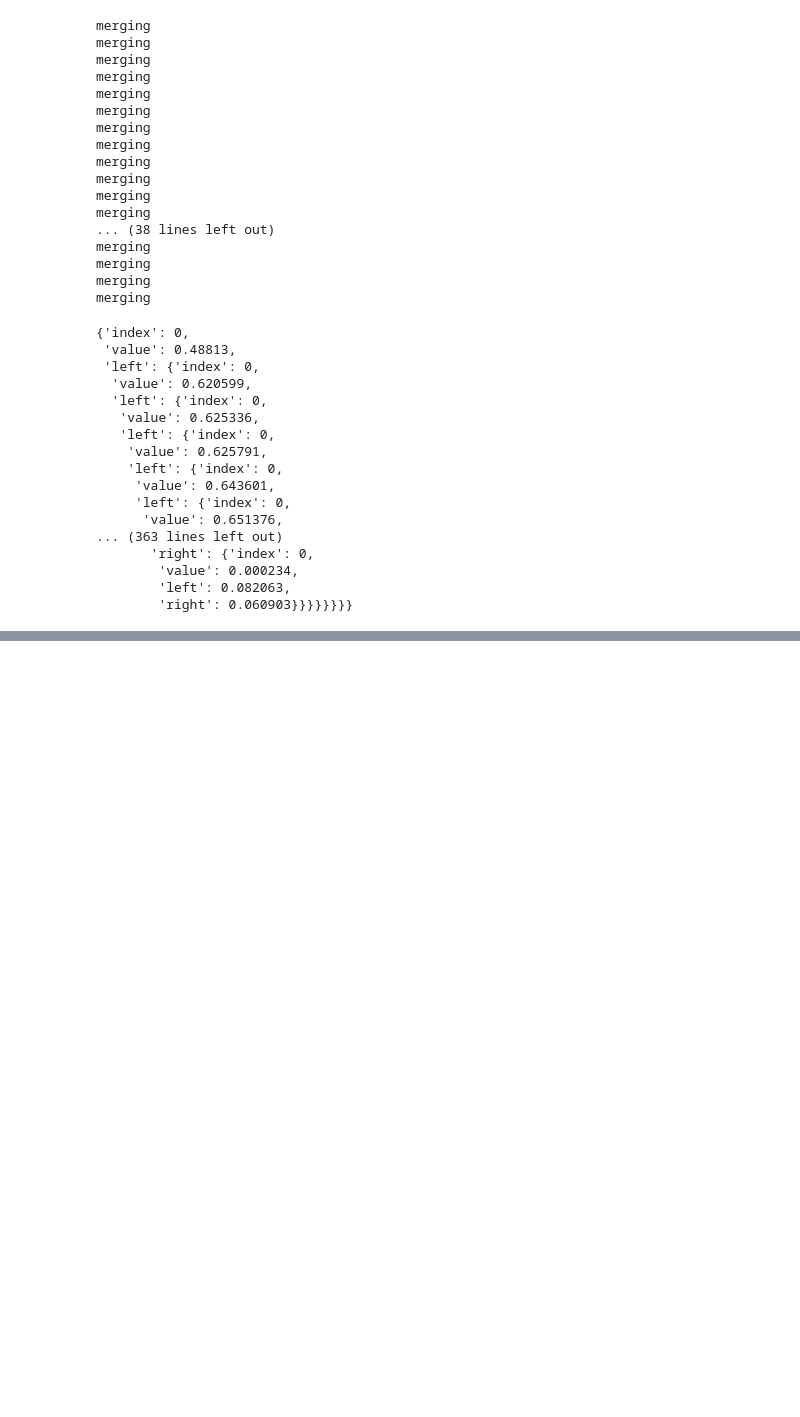
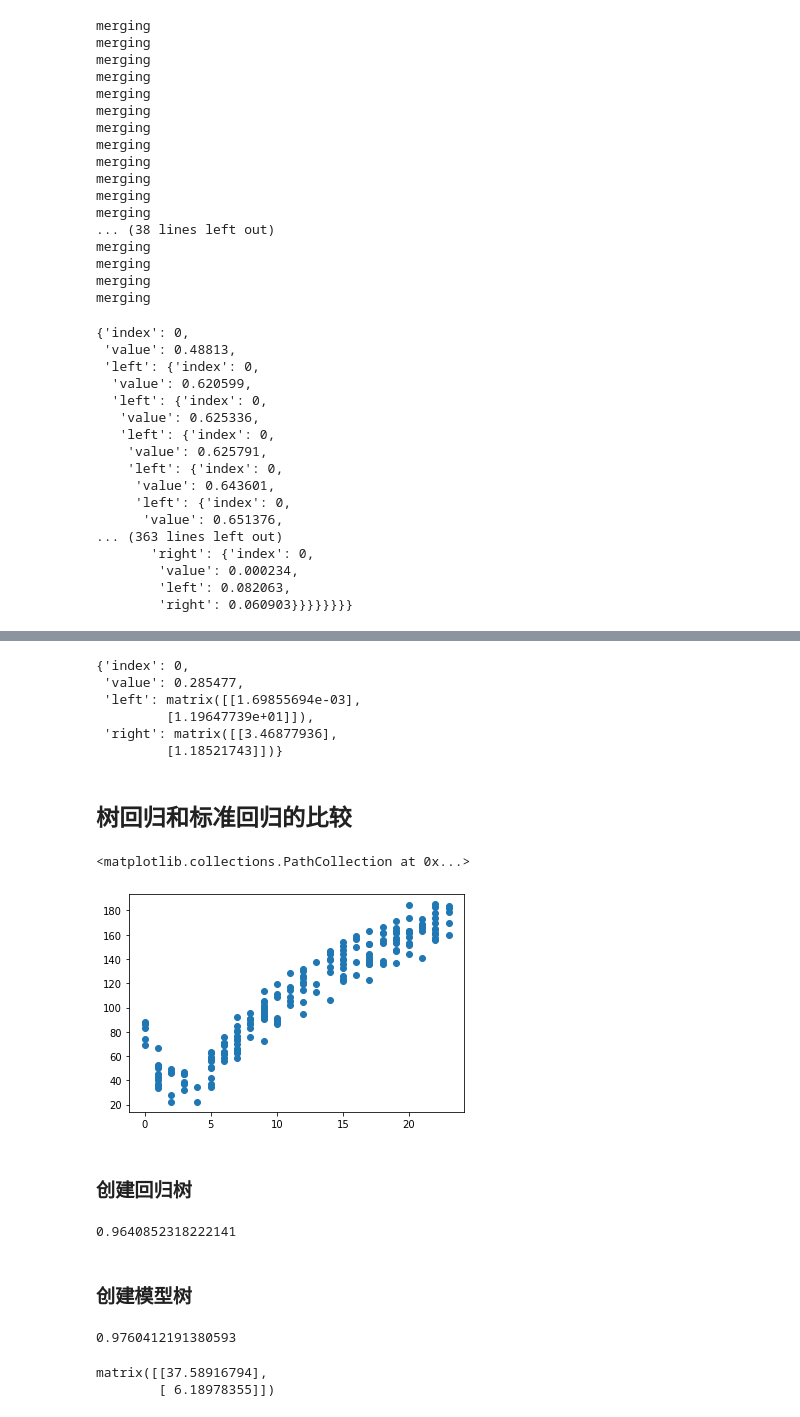
Before and after one commit to Dream-Fu/ML_In_Action, a Jupyter notebook: CART/CART.ipynb, the cells around one changed output, grey strips where cells are left out. Drawn from its saved outputs; the diff is of its cells as text; code cells hidden in the pictures; blank space fills up the shorter version.

```diff
--- a/CART/CART.ipynb
+++ b/CART/CART.ipynb
@@ -267,0 +280,11 @@ def modelErr(dataSet):
+# %%
+create_tree(mymat2, model_leaf, model_err, (1,10))
+# %% [output]
+{'index': 0,
+ 'value': 0.285477,
+ 'left': matrix([[1.69855694e-03],
+         [1.19647739e+01]]),
+ 'right': matrix([[3.46877936],
+         [1.18521743]])}
+# %% [markdown]
+## 树回归和标准回归的比较
@@ -267,0 +324,32 @@ def modelErr(dataSet):
+# %%
+train_mat = np.mat(load_data('bikeSpeedVsIq_train.txt'))
+test_mat = np.mat(load_data('bikeSpeedVsIq_test.txt'))
+# %%
+fig = plt.figure()
+ax = fig.add_subplot(111)
+ax.scatter(train_mat[:, 0].T.A[0], train_mat[:, 1].T.A[0])
+# %% [output]
+<matplotlib.collections.PathCollection at 0x...>
+[figure, added]
+# %% [markdown]
+### 创建回归树
+# %%
+mytree1 = create_tree(train_mat, ops=(1,20))
+yhat1  = create_forecast(mytree1, test_mat[:, 0])
+np.corrcoef(yhat1, test_mat[:, 1], rowvar=0)[0, 1]
+# %% [output]
+0.9640852318222141
+# %% [markdown]
+### 创建模型树
+# %%
+mytree2 = create_tree(train_mat, model_leaf, model_err, (1,20))
+yhat2 = create_forecast(mytree2, test_mat[:, 0], model_tree_eval)
+np.corrcoef(yhat2, test_mat[:, 1], rowvar=0)[0, 1]
+# %% [output]
+0.9760412191380593
+# %%
+ws,x,y = linear_solve(train_mat)
+ws
+# %% [output]
+matrix([[37.58916794],
+        [ 6.18978355]])
```
Also changed, not shown: parts of 6 cells of this notebook.
